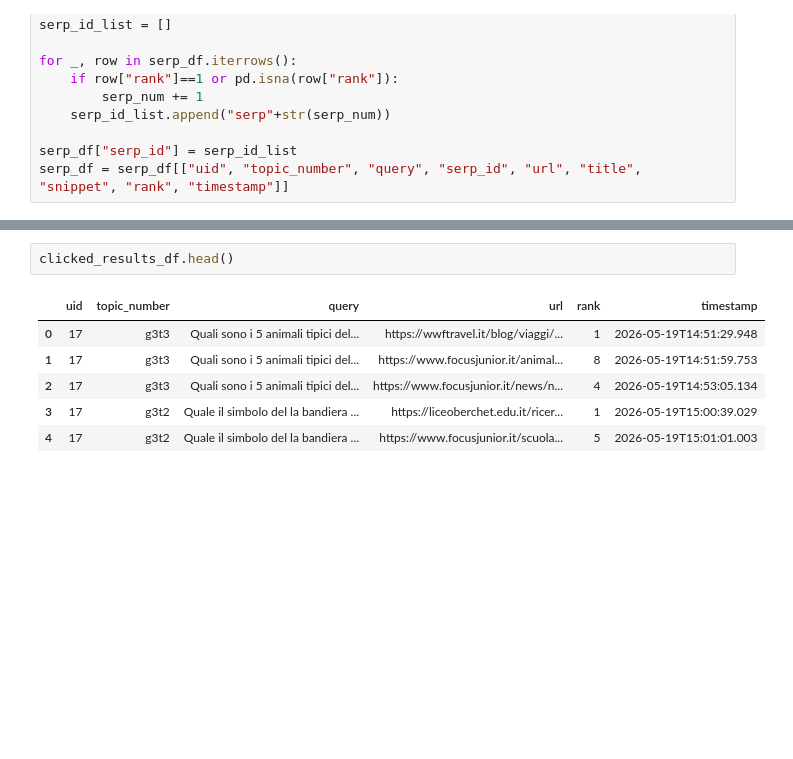
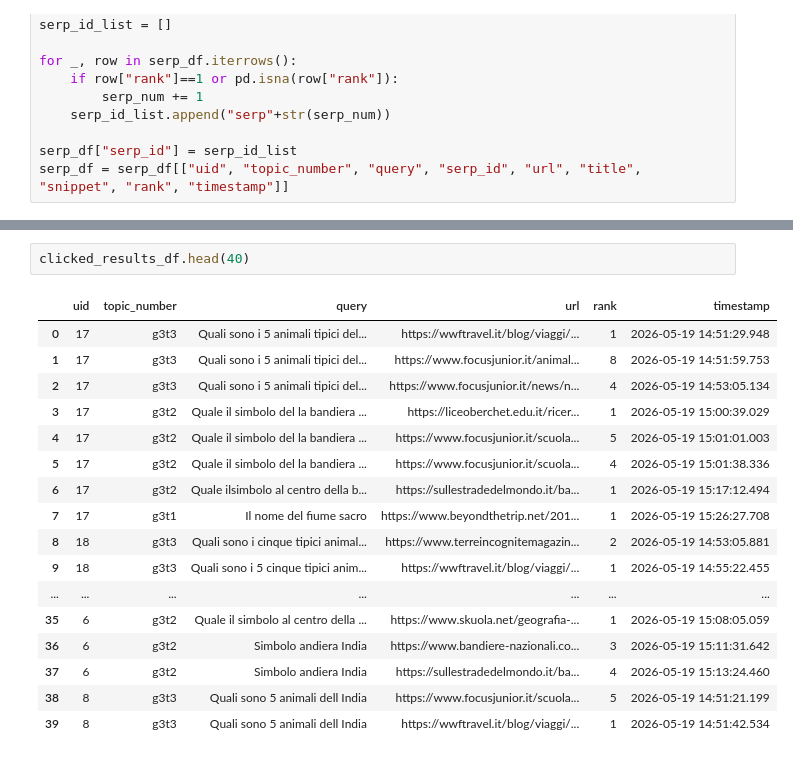
Before and after one commit to SOLandChildren/CHIIR27_LogAnalysis, a Jupyter notebook: results_navigation.ipynb, the cells around one changed output, grey strips where cells are left out. Saved outputs shown, nothing was run; the diff lists cells and outputs as text; blank space fills up the shorter version.

```diff
--- a/results_navigation.ipynb
+++ b/results_navigation.ipynb
@@ -58,12 +69,23 @@ serp_df.head()
 # %%
-clicked_results_df.head()
+clicked_results_df.head(40)
 # %% [output]
 |  | uid | topic_number | query | url | rank | timestamp |
-| 0 | 17 | g3t3 | Quali sono i 5 animali tipici del... | https://wwftravel.it/blog/viaggi/... | 1 | 2026-05-19T14:51:29.948 |
-| 1 | 17 | g3t3 | Quali sono i 5 animali tipici del... | https://www.focusjunior.it/animal... | 8 | 2026-05-19T14:51:59.753 |
-| 2 | 17 | g3t3 | Quali sono i 5 animali tipici del... | https://www.focusjunior.it/news/n... | 4 | 2026-05-19T14:53:05.134 |
-| 3 | 17 | g3t2 | Quale il simbolo del la bandiera ... | https://liceoberchet.edu.it/ricer... | 1 | 2026-05-19T15:00:39.029 |
-| 4 | 17 | g3t2 | Quale il simbolo del la bandiera ... | https://www.focusjunior.it/scuola... | 5 | 2026-05-19T15:01:01.003 |
+| 0 | 17 | g3t3 | Quali sono i 5 animali tipici del... | https://wwftravel.it/blog/viaggi/... | 1 | 2026-05-19 14:51:29.948 |
+| 1 | 17 | g3t3 | Quali sono i 5 animali tipici del... | https://www.focusjunior.it/animal... | 8 | 2026-05-19 14:51:59.753 |
+| 2 | 17 | g3t3 | Quali sono i 5 animali tipici del... | https://www.focusjunior.it/news/n... | 4 | 2026-05-19 14:53:05.134 |
+| 3 | 17 | g3t2 | Quale il simbolo del la bandiera ... | https://liceoberchet.edu.it/ricer... | 1 | 2026-05-19 15:00:39.029 |
+| 4 | 17 | g3t2 | Quale il simbolo del la bandiera ... | https://www.focusjunior.it/scuola... | 5 | 2026-05-19 15:01:01.003 |
+| 5 | 17 | g3t2 | Quale il simbolo del la bandiera ... | https://www.focusjunior.it/scuola... | 4 | 2026-05-19 15:01:38.336 |
+| 6 | 17 | g3t2 | Quale ilsimbolo al centro della b... | https://sullestradedelmondo.it/ba... | 1 | 2026-05-19 15:17:12.494 |
+| 7 | 17 | g3t1 | Il nome del fiume sacro | https://www.beyondthetrip.net/201... | 1 | 2026-05-19 15:26:27.708 |
+| 8 | 18 | g3t3 | Quali sono i cinque tipici animal... | https://www.terreincognitemagazin... | 2 | 2026-05-19 14:53:05.881 |
+| 9 | 18 | g3t3 | Quali sono i 5 cinque tipici anim... | https://wwftravel.it/blog/viaggi/... | 1 | 2026-05-19 14:55:22.455 |
+| ... | ... | ... | ... | ... | ... | ... |
+| 35 | 6 | g3t2 | Quale il simbolo al centro della ... | https://www.skuola.net/geografia-... | 1 | 2026-05-19 15:08:05.059 |
+| 36 | 6 | g3t2 | Simbolo andiera India | https://www.bandiere-nazionali.co... | 3 | 2026-05-19 15:11:31.642 |
+| 37 | 6 | g3t2 | Simbolo andiera India | https://sullestradedelmondo.it/ba... | 4 | 2026-05-19 15:13:24.460 |
+| 38 | 8 | g3t3 | Quali sono 5 animali dell India | https://www.focusjunior.it/scuola... | 5 | 2026-05-19 14:51:21.199 |
+| 39 | 8 | g3t3 | Quali sono 5 animali dell India | https://wwftravel.it/blog/viaggi/... | 1 | 2026-05-19 14:51:42.534 |
 # %%
 clicked_results_df.dtypes
 # %% [output]
```
Also changed, not shown: parts of 8 cells of this notebook, 2 other files.
